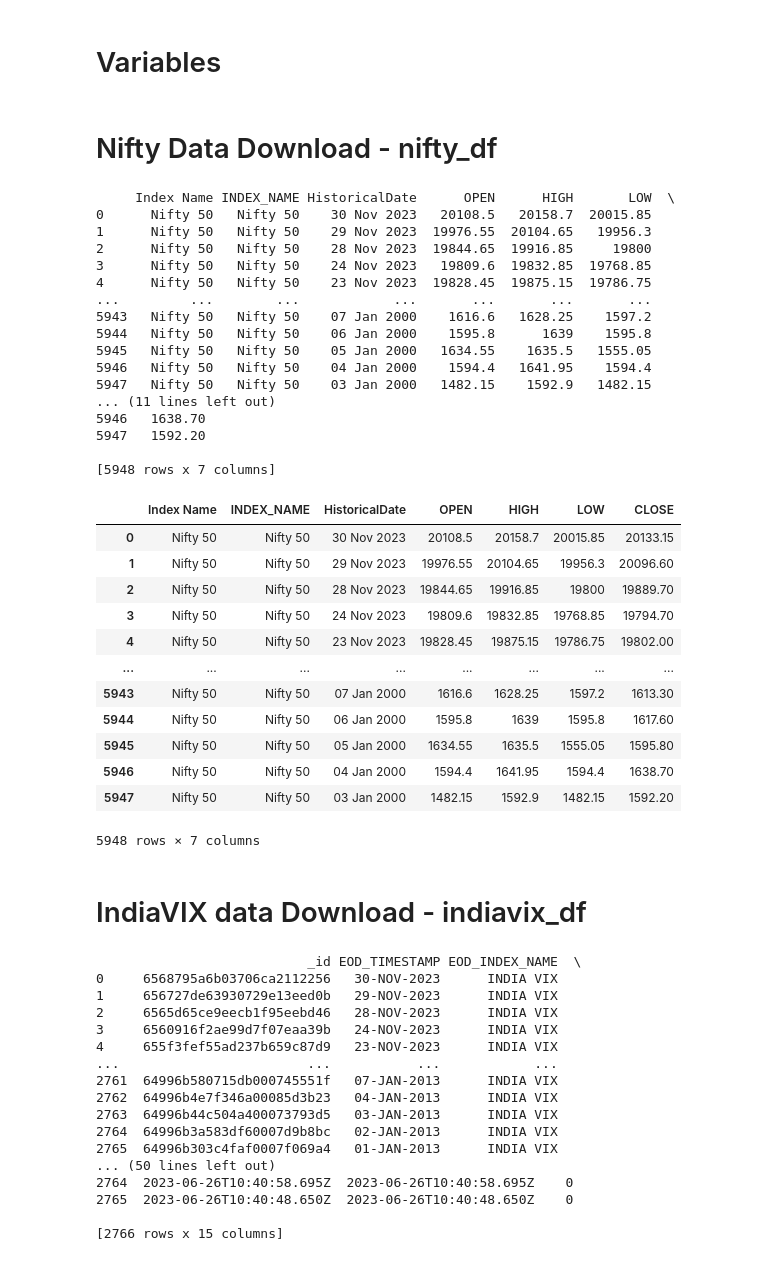
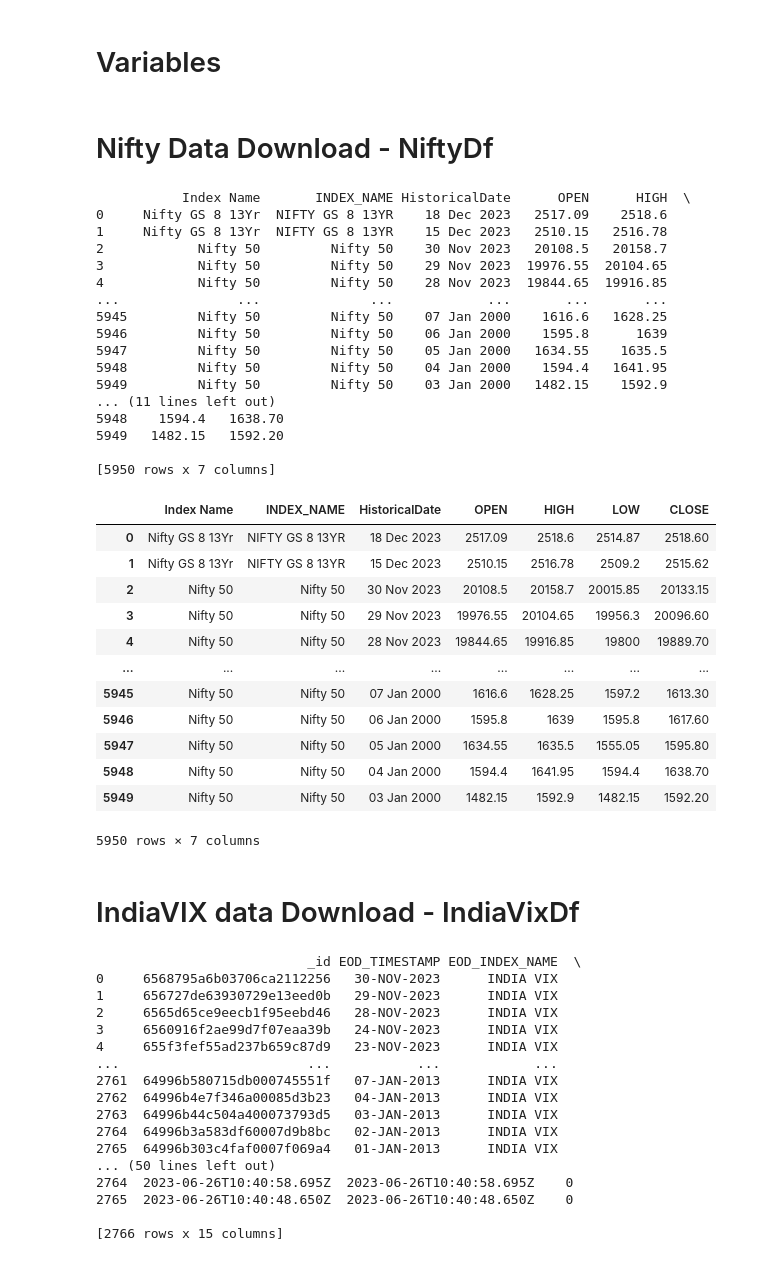
Before and after one commit to shankar58989/NiftyOptionsStrategyExperiment, a Jupyter notebook: notebooks/DataImportNotebook.ipynb, the cells around one changed output. Saved outputs shown, nothing was run; the diff lists cells and outputs as text; code cells hidden in the pictures.

Commit message:
wip on nifty_df

```diff
--- a/notebooks/DataImportNotebook.ipynb
+++ b/notebooks/DataImportNotebook.ipynb
@@ -344,47 +344,47 @@ print(get_bhavcopy("04-06-2021"))
 # %% [markdown]
 # Variables
 # %% [markdown]
-# Nifty Data Download - nifty_df
+# Nifty Data Download - NiftyDf
 # %%
 symbol = "NIFTY 50"
 start_date = "01-Jan-2000"
 end_date = "30-Nov-2023"
-nifty_df = index_history(symbol, start_date, end_date)
-print(nifty_df)
+NiftyDf = index_history(symbol, start_date, end_date)
+print(NiftyDf)
 # %% [output]
-     Index Name INDEX_NAME HistoricalDate      OPEN      HIGH       LOW  \
-0      Nifty 50   Nifty 50    30 Nov 2023   20108.5   20158.7  20015.85
-1      Nifty 50   Nifty 50    29 Nov 2023  19976.55  20104.65   19956.3
-2      Nifty 50   Nifty 50    28 Nov 2023  19844.65  19916.85     19800
-3      Nifty 50   Nifty 50    24 Nov 2023   19809.6  19832.85  19768.85
-4      Nifty 50   Nifty 50    23 Nov 2023  19828.45  19875.15  19786.75
-...         ...        ...            ...       ...       ...       ...
-5943   Nifty 50   Nifty 50    07 Jan 2000    1616.6   1628.25    1597.2
-5944   Nifty 50   Nifty 50    06 Jan 2000    1595.8      1639    1595.8
-5945   Nifty 50   Nifty 50    05 Jan 2000   1634.55    1635.5   1555.05
-5946   Nifty 50   Nifty 50    04 Jan 2000    1594.4   1641.95    1594.4
-5947   Nifty 50   Nifty 50    03 Jan 2000   1482.15    1592.9   1482.15
+           Index Name       INDEX_NAME HistoricalDate      OPEN      HIGH  \
+0     Nifty GS 8 13Yr  NIFTY GS 8 13YR    18 Dec 2023   2517.09    2518.6
+1     Nifty GS 8 13Yr  NIFTY GS 8 13YR    15 Dec 2023   2510.15   2516.78
+2            Nifty 50         Nifty 50    30 Nov 2023   20108.5   20158.7
+3            Nifty 50         Nifty 50    29 Nov 2023  19976.55  20104.65
+4            Nifty 50         Nifty 50    28 Nov 2023  19844.65  19916.85
+...               ...              ...            ...       ...       ...
+5945         Nifty 50         Nifty 50    07 Jan 2000    1616.6   1628.25
+5946         Nifty 50         Nifty 50    06 Jan 2000    1595.8      1639
+5947         Nifty 50         Nifty 50    05 Jan 2000   1634.55    1635.5
+5948         Nifty 50         Nifty 50    04 Jan 2000    1594.4   1641.95
+5949         Nifty 50         Nifty 50    03 Jan 2000   1482.15    1592.9
 ... (11 lines left out)
-5946   1638.70
-5947   1592.20
+5948    1594.4   1638.70
+5949   1482.15   1592.20
 
-[5948 rows x 7 columns]
+[5950 rows x 7 columns]
-# %%
-nifty_df
-# %% [output]
-|  | Index Name | INDEX_NAME | HistoricalDate | OPEN | HIGH | LOW | CLOSE |
-| 0 | Nifty 50 | Nifty 50 | 30 Nov 2023 | 20108.5 | 20158.7 | 20015.85 | 20133.15 |
-| 1 | Nifty 50 | Nifty 50 | 29 Nov 2023 | 19976.55 | 20104.65 | 19956.3 | 20096.60 |
-| 2 | Nifty 50 | Nifty 50 | 28 Nov 2023 | 19844.65 | 19916.85 | 19800 | 19889.70 |
-| 3 | Nifty 50 | Nifty 50 | 24 Nov 2023 | 19809.6 | 19832.85 | 19768.85 | 19794.70 |
-| 4 | Nifty 50 | Nifty 50 | 23 Nov 2023 | 19828.45 | 19875.15 | 19786.75 | 19802.00 |
-| ... | ... | ... | ... | ... | ... | ... | ... |
-| 5943 | Nifty 50 | Nifty 50 | 07 Jan 2000 | 1616.6 | 1628.25 | 1597.2 | 1613.30 |
-| 5944 | Nifty 50 | Nifty 50 | 06 Jan 2000 | 1595.8 | 1639 | 1595.8 | 1617.60 |
-| 5945 | Nifty 50 | Nifty 50 | 05 Jan 2000 | 1634.55 | 1635.5 | 1555.05 | 1595.80 |
-| 5946 | Nifty 50 | Nifty 50 | 04 Jan 2000 | 1594.4 | 1641.95 | 1594.4 | 1638.70 |
-| 5947 | Nifty 50 | Nifty 50 | 03 Jan 2000 | 1482.15 | 1592.9 | 1482.15 | 1592.20 |
-5948 rows × 7 columns
+# %%
+NiftyDf
+# %% [output]
+|  | Index Name | INDEX_NAME | HistoricalDate | OPEN | HIGH | LOW | CLOSE |
+| 0 | Nifty GS 8 13Yr | NIFTY GS 8 13YR | 18 Dec 2023 | 2517.09 | 2518.6 | 2514.87 | 2518.60 |
+| 1 | Nifty GS 8 13Yr | NIFTY GS 8 13YR | 15 Dec 2023 | 2510.15 | 2516.78 | 2509.2 | 2515.62 |
+| 2 | Nifty 50 | Nifty 50 | 30 Nov 2023 | 20108.5 | 20158.7 | 20015.85 | 20133.15 |
+| 3 | Nifty 50 | Nifty 50 | 29 Nov 2023 | 19976.55 | 20104.65 | 19956.3 | 20096.60 |
+| 4 | Nifty 50 | Nifty 50 | 28 Nov 2023 | 19844.65 | 19916.85 | 19800 | 19889.70 |
+| ... | ... | ... | ... | ... | ... | ... | ... |
+| 5945 | Nifty 50 | Nifty 50 | 07 Jan 2000 | 1616.6 | 1628.25 | 1597.2 | 1613.30 |
+| 5946 | Nifty 50 | Nifty 50 | 06 Jan 2000 | 1595.8 | 1639 | 1595.8 | 1617.60 |
+| 5947 | Nifty 50 | Nifty 50 | 05 Jan 2000 | 1634.55 | 1635.5 | 1555.05 | 1595.80 |
+| 5948 | Nifty 50 | Nifty 50 | 04 Jan 2000 | 1594.4 | 1641.95 | 1594.4 | 1638.70 |
+| 5949 | Nifty 50 | Nifty 50 | 03 Jan 2000 | 1482.15 | 1592.9 | 1482.15 | 1592.20 |
+5950 rows × 7 columns
 # %%
 # # Define your path
 # file_path = "/home/shankar/1MyProjects/test_poetry_project/data/raw/nifty_historic.csv"
@@ -394,5 +394,5 @@ nifty_df
 # %% [markdown]
-# IndiaVIX data Download - indiavix_df
+# IndiaVIX data Download - IndiaVixDf
 # %%
 def indiavix_history_virgin(start_date, end_date):
     # url="https://www.nseindia.com/api/historical/cm/equity?symbol="+symbol+"&series=[%22"+series+"%22]&from="+str(start_date)+"&to="+str(end_date)+""
```
Also changed, not shown: parts of 23 cells of this notebook.
